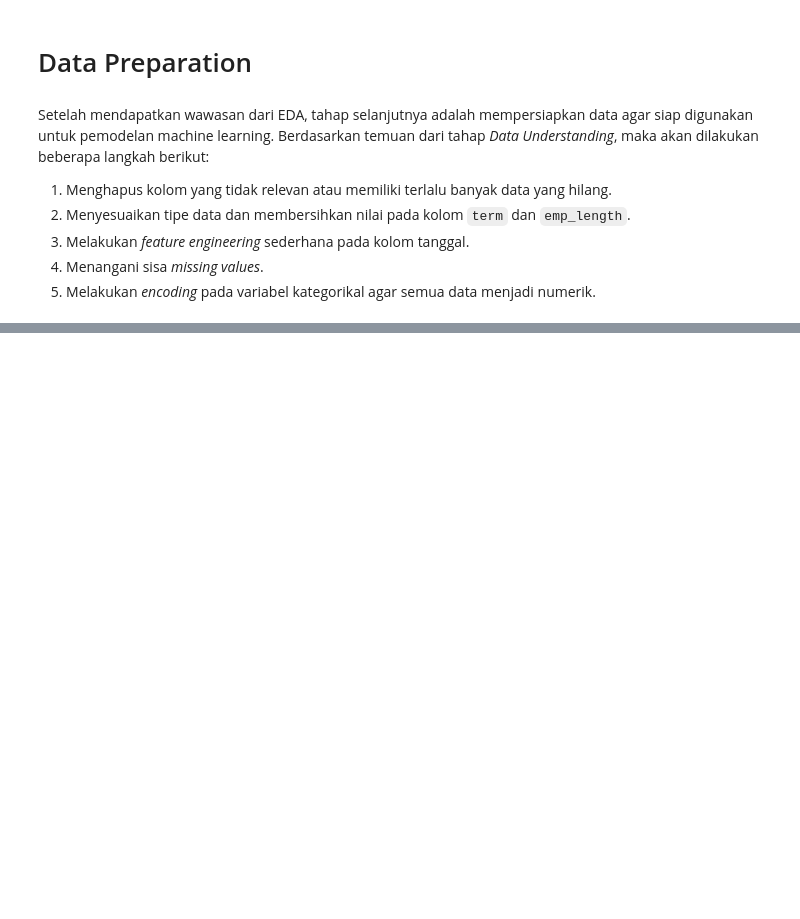
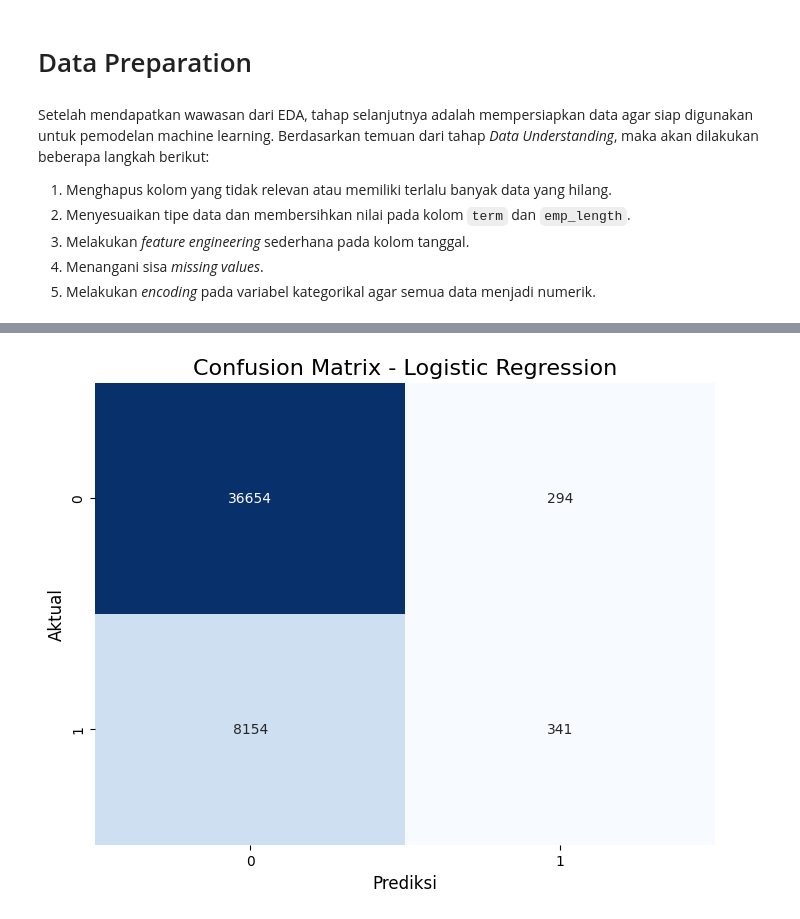
Before and after one commit to nshamid/final_task_1_PBI_rakamin_DataScientist_ID-X_Partners, a Jupyter notebook: final_task_nabilah_shamid.ipynb, the cells around one changed output, grey strips where cells are left out. Cells and saved outputs as stored; diff of their text form; code cells hidden in the pictures; blank space fills up the shorter version.

```diff
--- a/final_task_nabilah_shamid.ipynb
+++ b/final_task_nabilah_shamid.ipynb
@@ -298,0 +445,9 @@ Jumlah kolom setelah penghapusan: 54
+# %%
+# Inisialisasi StandardScaler
+scaler = StandardScaler()
+
+# Fit dan transform pada X_train
+X_train_scaled = scaler.fit_transform(X_train)
+
+# Transform pada X_test
+X_test_scaled = scaler.transform(X_test)
@@ -298,0 +460,10 @@ Jumlah kolom setelah penghapusan: 54
+# %%
+from sklearn.linear_model import LogisticRegression
+from sklearn.ensemble import RandomForestClassifier
+
+# Model 1: Logistic Regression
+# `max_iter=1000` ditambahkan untuk memastikan model konvergen dengan data yang besar
+log_reg = LogisticRegression(random_state=42, max_iter=1000)
+log_reg.fit(X_train_scaled, y_train)
+
+print("Model Logistic Regression berhasil dilatih.")
@@ -298,0 +491,13 @@ Jumlah kolom setelah penghapusan: 54
+# %%
+from sklearn.metrics import accuracy_score, precision_score, recall_score, roc_auc_score, confusion_matrix, classification_report
+
+# Evaluasi Model 1: Logistic Regression pada Test Set
+y_pred_lr = log_reg.predict(X_test_scaled)
+y_proba_lr = log_reg.predict_proba(X_test_scaled)[:, 1]
+
+print("--- HASIL EVALUASI: LOGISTIC REGRESSION (Test Set) ---")
+print(f"Accuracy: {accuracy_score(y_test, y_pred_lr):.4f}")
+print(f"Precision: {precision_score(y_test, y_pred_lr):.4f}")
+print(f"Recall: {recall_score(y_test, y_pred_lr):.4f}")
+print(f"ROC-AUC Score: {roc_auc_score(y_test, y_proba_lr):.4f}")
+print("\nLaporan Klasifikasi:\n", classification_report(y_test, y_pred_lr))
@@ -298,0 +520,11 @@ Jumlah kolom setelah penghapusan: 54
+# %%
+# Confusion Matrix untuk Logistic Regression
+plt.figure(figsize=(8, 6))
+cm_lr = confusion_matrix(y_test, y_pred_lr)
+sns.heatmap(cm_lr, annot=True, fmt='d', cmap='Blues', cbar=False)
+plt.title('Confusion Matrix - Logistic Regression', fontsize=16)
+plt.xlabel('Prediksi', fontsize=12)
+plt.ylabel('Aktual', fontsize=12)
+plt.show()
+# %% [output]
+[figure, added]
```
Also changed, not shown: parts of 20 cells of this notebook.
